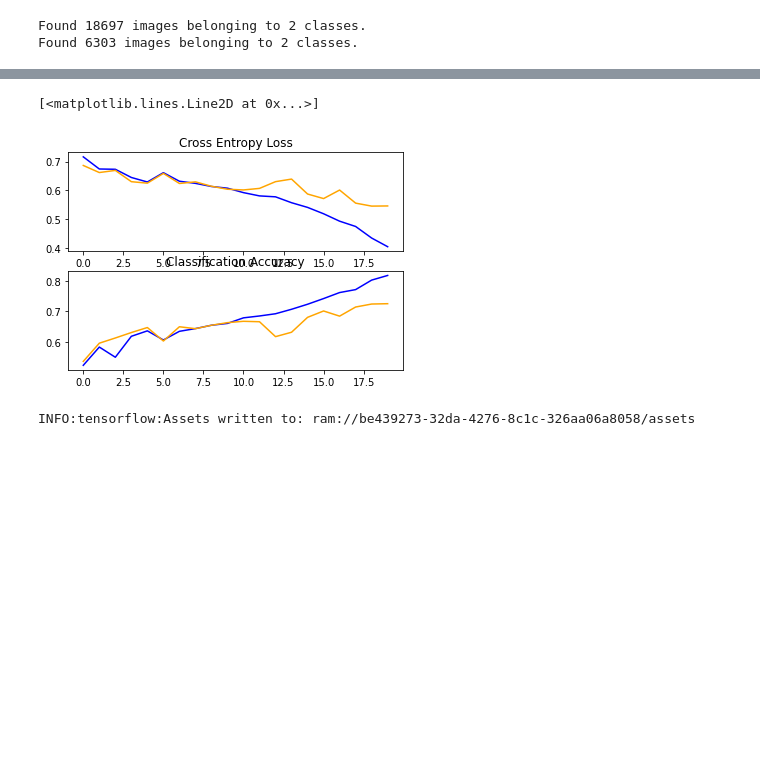
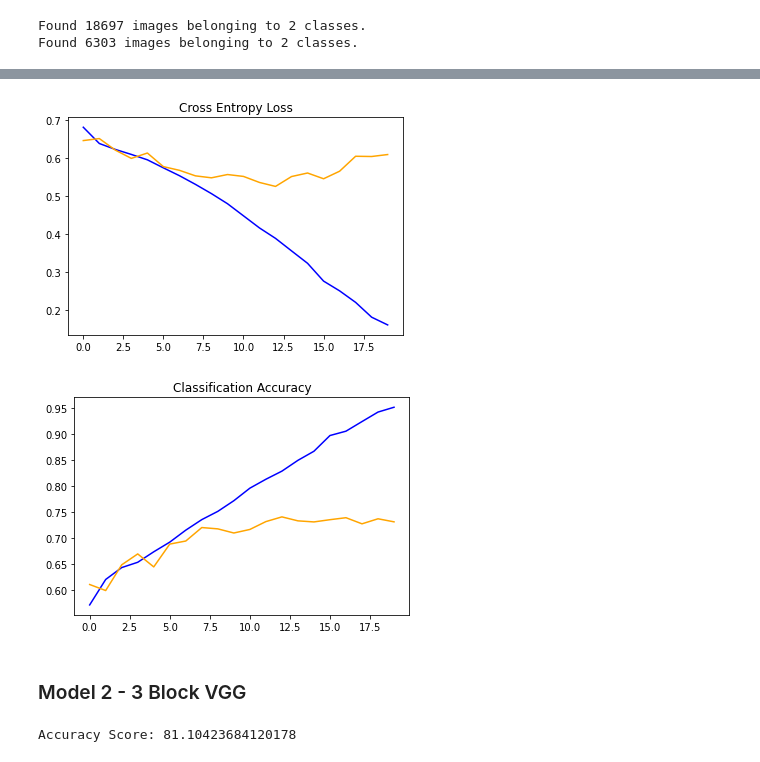
Before and after one commit to DrakeData/Image_Classification, a Jupyter notebook: Image_Classification_Main.ipynb, the cells around one changed output, grey strips where cells are left out. Drawn from its saved outputs; the diff is of its cells as text; code cells hidden in the pictures; blank space fills up the shorter version.

```diff
--- a/Image_Classification_Main.ipynb
+++ b/Image_Classification_Main.ipynb
@@ -240,0 +250,3 @@ Accuracy Score: 72.55275249481201
+# %%
+hist_df = pd.read_csv('drive/MyDrive/Colab Notebooks/Image_Classification/training.log')
+hist_df.head()
@@ -241,23 +260,15 @@ Accuracy Score: 72.55275249481201
 # %%
-pyplot.subplot(211)
+# plot loss
 pyplot.title('Cross Entropy Loss')
-pyplot.plot(history.history['loss'], color='blue', label='train')
-pyplot.plot(history.history['val_loss'], color='orange', label='test')
+pyplot.plot(hist_df['loss'], color='blue', label='train')
+pyplot.plot(hist_df['val_loss'], color='orange', label='test')
+pyplot.show()
+
 # plot accuracy
-pyplot.subplot(212)
 pyplot.title('Classification Accuracy')
-pyplot.plot(history.history['accuracy'], color='blue', label='train')
-pyplot.plot(history.history['val_accuracy'], color='orange', label='test')
-# # save plot to file
-# filename = sys.argv[0].split('/')[-1]
-# pyplot.savefig(filename + '_plot.png')
-# pyplot.close()
+pyplot.plot(hist_df['accuracy'], color='blue', label='train')
+pyplot.plot(hist_df['val_accuracy'], color='orange', label='test')
+pyplot.show()
 # %% [output]
-[<matplotlib.lines.Line2D at 0x...>]
-[figure, old version]
+[figure, new version]
+[figure, added]
-# %%
-import pickle
-
-pickle.dump(history, open('drive/MyDrive/Colab Notebooks/Image_Classification/model1.pkl','wb'))
-# %% [output]
-INFO:tensorflow:Assets written to: ram://be439273-32da-4276-8c1c-326aa06a8058/assets
@@ -272,0 +275,2 @@ model = load_model('my_model.h5')
+# %% [markdown]
+### Model 2 - 3 Block VGG
@@ -272,0 +312,9 @@ model = load_model('my_model.h5')
+# %%
+# load in model
+model2 = load_model('drive/MyDrive/Colab Notebooks/Image_Classification/model2.h5')
+
+# evaluate model
+_, acc = model2.evaluate(test_it, steps=len(test_it), verbose=0)
+print(f'Accuracy Score: { acc* 100.0}')
+# %% [output]
+Accuracy Score: 81.10423684120178
```
Also changed, not shown: parts of 34 cells of this notebook.
